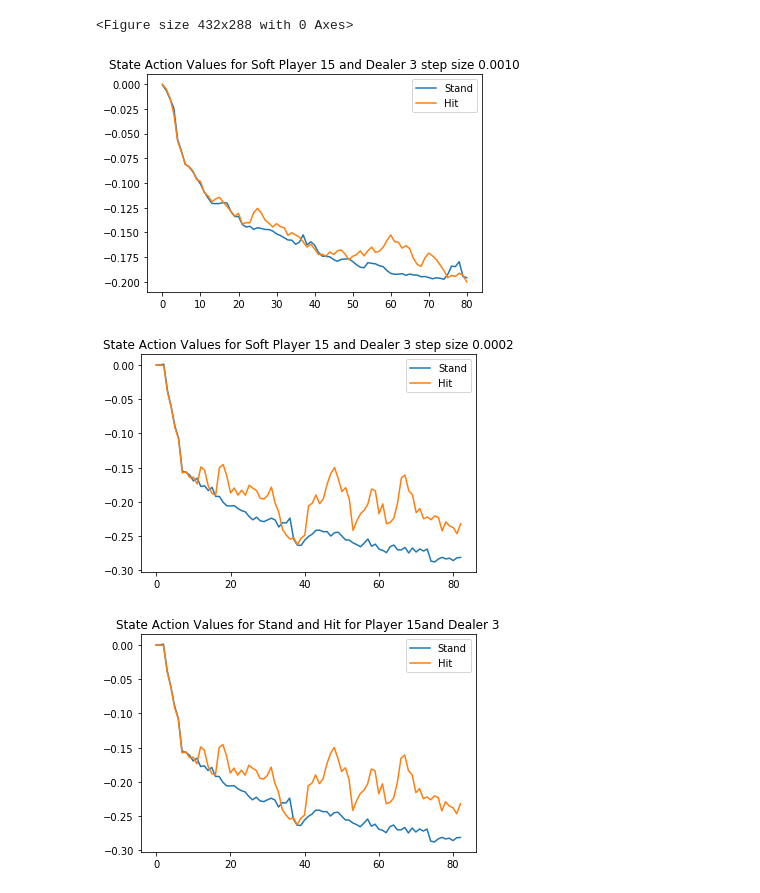
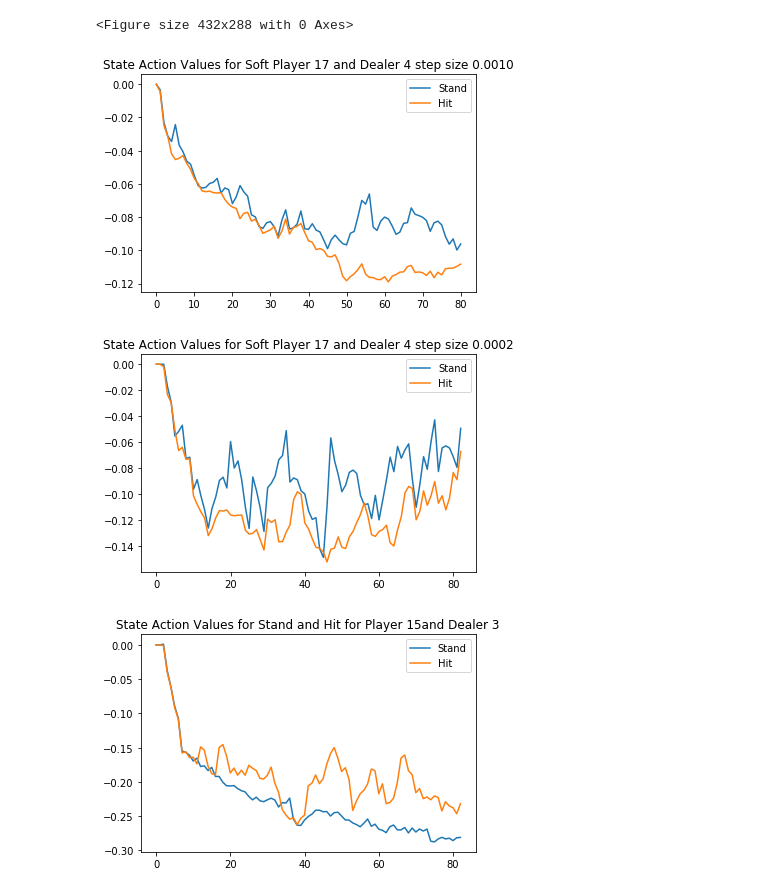
Before and after one commit to Joshuashou/RL_Blackjack, a Jupyter notebook: Analysis.ipynb, the cells around one changed output. Saved outputs shown, nothing was run; the diff lists cells and outputs as text; code cells hidden in the pictures.

```diff
--- a/Analysis.ipynb
+++ b/Analysis.ipynb
@@ -147,37 +147,37 @@ def hand_trajectory(player_val, dealer_val, usable_ace, data, iterations, alpha)
     if usable_ace:
         hand_type_str = 'Soft'
     else:
         hand_type_str = 'Hard'
 
     plt.plot(np.arange(len(Selected_data_stand)), Selected_data_stand, label='Stand')
     plt.plot(np.arange(len(Selected_data_hit)), Selected_data_hit, label='Hit')
     plt.title('State Action Values for ' + hand_type_str + ' Player ' + str(player_val) + " and Dealer " + str(dealer_val) + ' step size ' + alpha)
     plt.legend()
 
 
 
     # Directory path
     directory = 'Results/State_Action_Trajectories'
 
     # Check if the directory exists, if not, create it
     if not os.path.exists(directory):
         os.makedirs(directory)
 
 
     # File path
     file_path = os.path.join(directory, f'{hand_type_str}_Player{player_val}_Dealer_{dealer_val}{alpha}.png')
 
     # Save the plot
     plt.savefig(file_path)
     plt.show()
 
     return
 
-hand_trajectory(15, 3, 1, data_high_alpha, 10000000, '0.0010')
-hand_trajectory(15, 3, 1, data_low_alpha, 10000000,'0.0002')
+hand_trajectory(17, 4, 1, data_high_alpha, 10000000, '0.0010')
+hand_trajectory(17, 4, 1, data_low_alpha, 10000000,'0.0002')
 # %% [output]
-[figure, old version]
+[figure, new version]
-[figure, old version]
+[figure, new version]
 # %%
 # %% [output]
 [figure]
```
